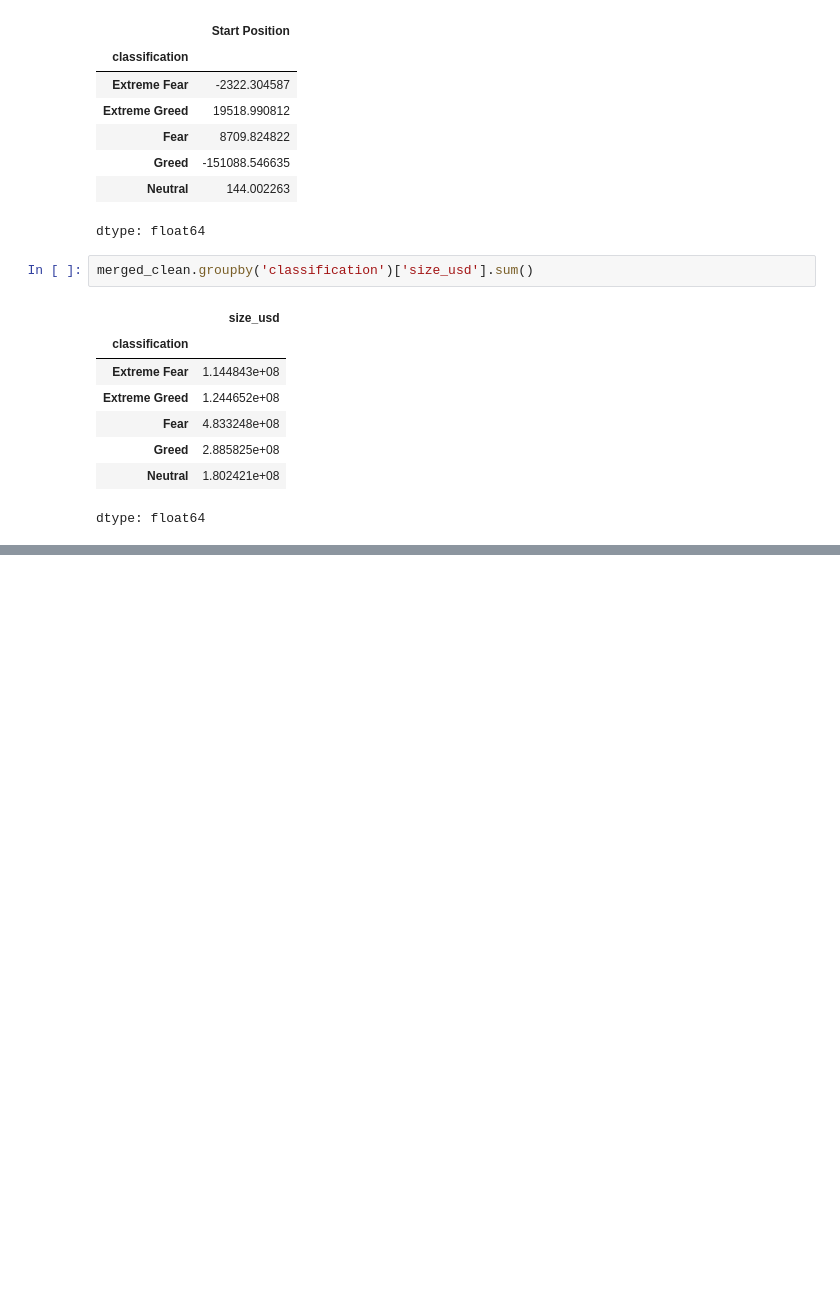
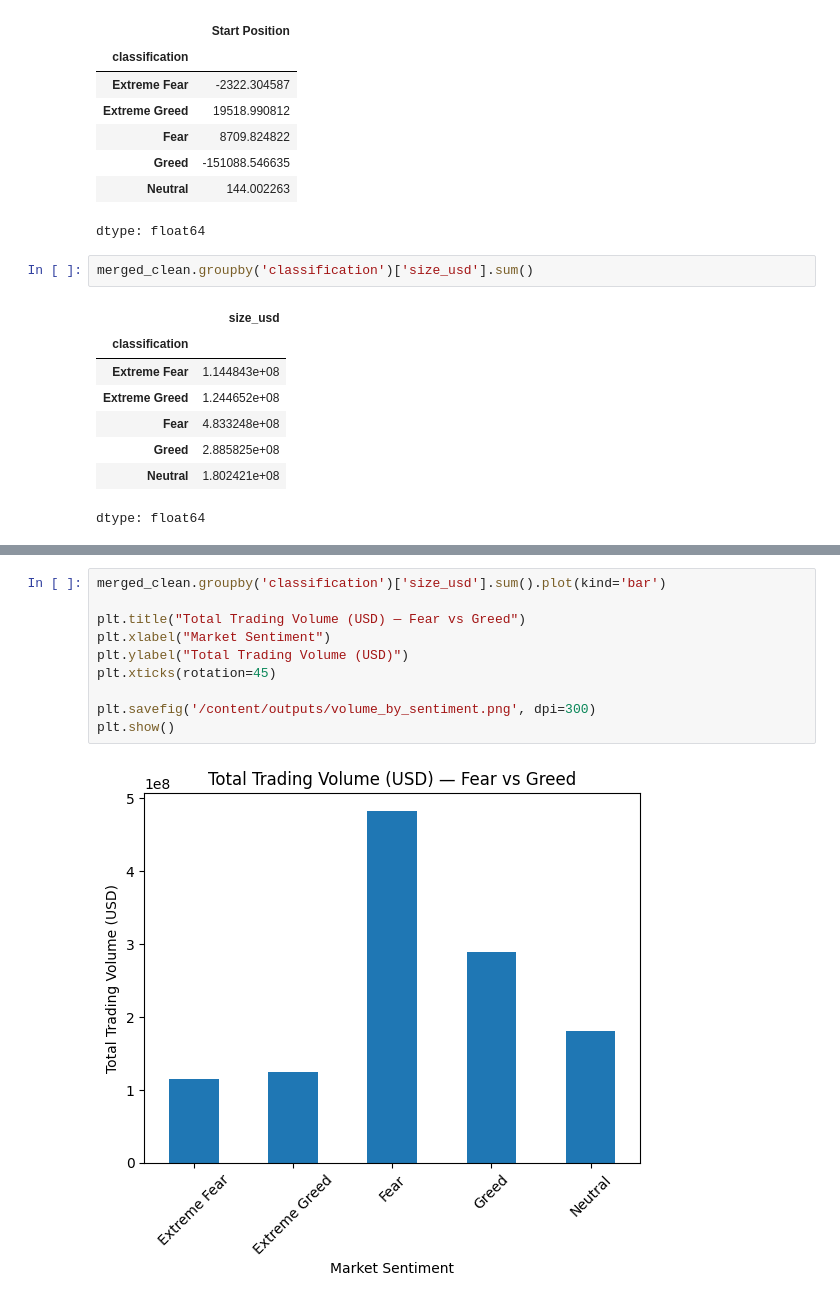
Before and after one commit to mohitsbh/ds_mohit_bhosale, a Jupyter notebook: notebook_1.ipynb, the cells around one changed output, grey strips where cells are left out. Saved outputs shown, nothing was run; the diff lists cells and outputs as text; blank space fills up the shorter version.

```diff
--- a/notebook_1.ipynb
+++ b/notebook_1.ipynb
@@ -255,0 +268,12 @@ plt.show()
+# %%
+merged_clean.groupby('classification')['size_usd'].sum().plot(kind='bar')
+
+plt.title("Total Trading Volume (USD) — Fear vs Greed")
+plt.xlabel("Market Sentiment")
+plt.ylabel("Total Trading Volume (USD)")
+plt.xticks(rotation=45)
+
+plt.savefig('/content/outputs/volume_by_sentiment.png', dpi=300)
+plt.show()
+# %% [output]
+[figure, added]
```
Also changed, not shown: parts of 6 cells of this notebook.
